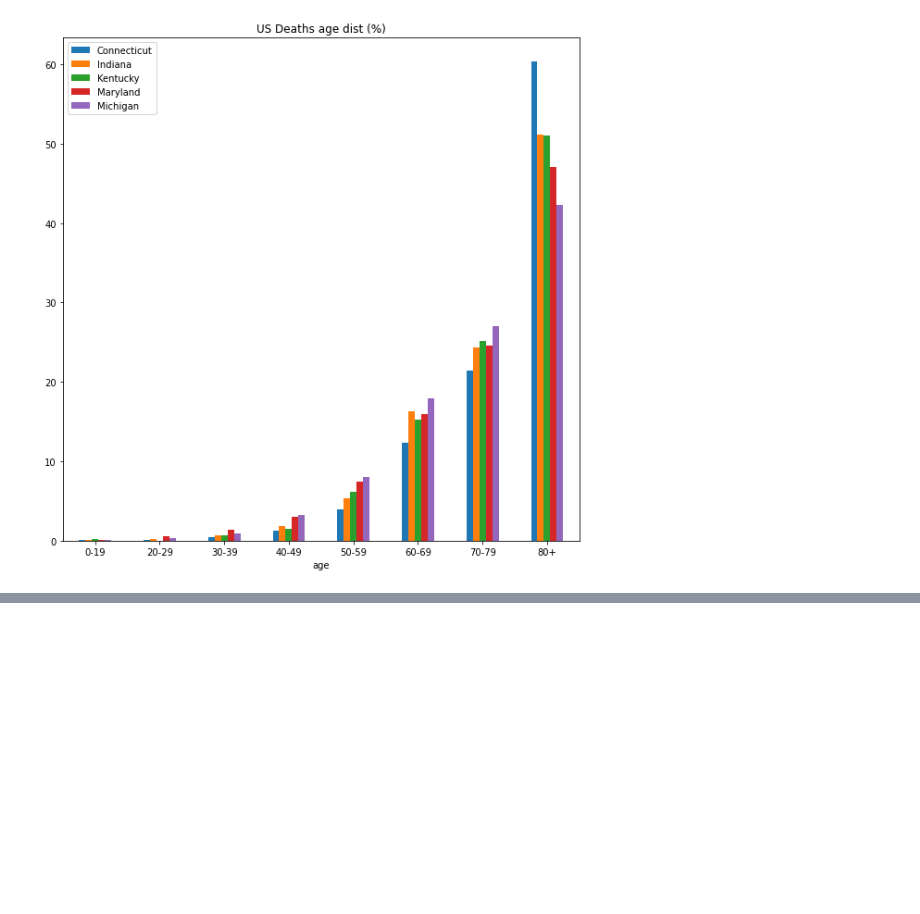
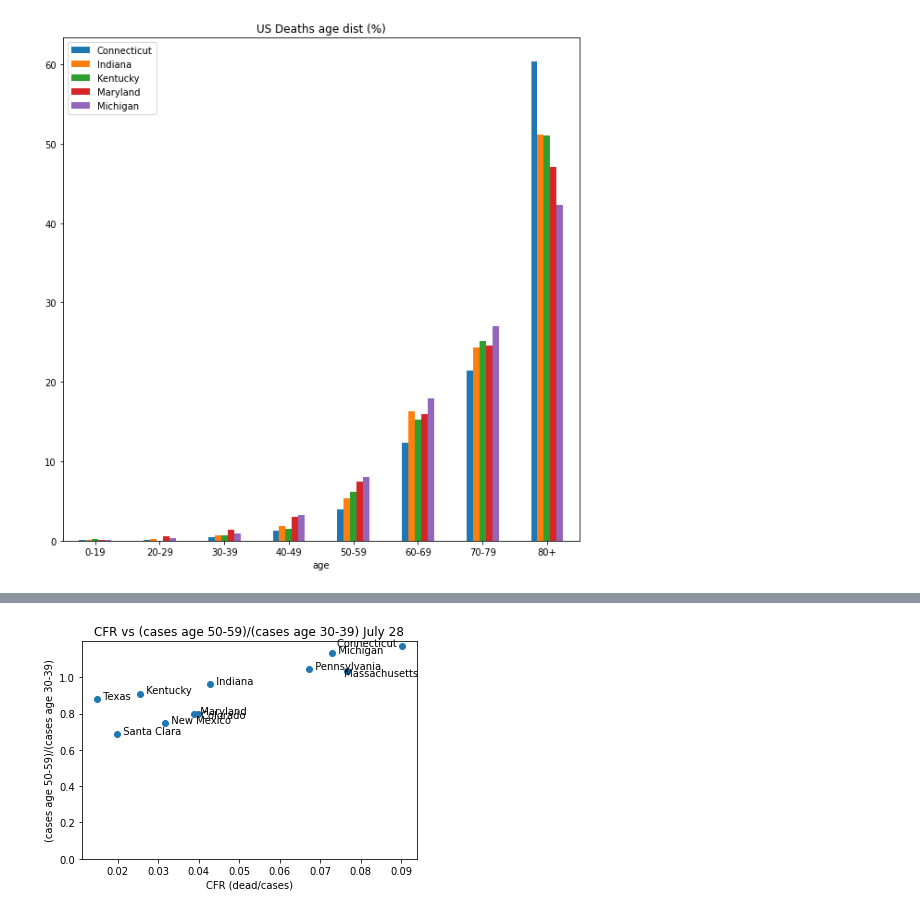
Before and after one commit to Ali-Kazmi/covid-visualizations, a Jupyter notebook: vis.ipynb, the cells around one changed output, grey strips where cells are left out. Cells and saved outputs as stored; diff of their text form; code cells hidden in the pictures; blank space fills up the shorter version.

```diff
--- a/vis.ipynb
+++ b/vis.ipynb
@@ -279,0 +298,28 @@ ax = dftotals.plot.bar(x='age', rot=0,title='US Deaths age dist (%)',figsize=(10
+# %%
+#sources https://www.sccgov.org/sites/covid19/Pages/dashboard-demographics-of-cases-and-deaths.aspx
+# michigans covid dashboard
+# https://portal.ct.gov/Coronavirus/COVID-19-Data-Tracker
+
+
+
+import matplotlib.pyplot as plt
+y = [12950/11419, (.134*9359)/(.195*9359),12879/16122,8202/6991,5589/6362,2682/3593,17331/16609,.152/.158,4093/4497,18272/17627,.1437/.1808]
+cfr = [6421/87958, 185/9359,3327/85524,4423/49077,5877/394265,626/19761,7146/106331,2725/63678,719/28126,8331/108740,1807/45314]
+n = ['  Michigan', '  Santa Clara','  Maryland',' Connecticut','  Texas','  New Mexico','  Pennsylvania','  Indiana','  Kentucky',' Massachusetts','Colorado']
+
+plt.scatter(cfr, y)
+plt.title("CFR vs (cases age 50-59)/(cases age 30-39) July 28")
+plt.xlabel("CFR (dead/cases)")
+plt.ylim(ymin=0)
+plt.ylabel("(cases age 50-59)/(cases age 30-39)")
+
+for i, txt in enumerate(n):
+  if(txt!=" Connecticut" and txt != " Massachusetts" and txt!='Colorado'):
+    plt.annotate(txt, (cfr[i], y[i]))
+
+plt.annotate("Connecticut ",(cfr[3]-0.016,y[3]))
+plt.annotate(" Massachusetts",(cfr[9]-.0015,y[9]-.03))
+plt.annotate(" Colorado",(cfr[10],y[10]-.02))
+plt.savefig('cfrScatter.jpeg')
+# %% [output]
+[figure, added]
```
Also changed, not shown: parts of 8 cells of this notebook.
